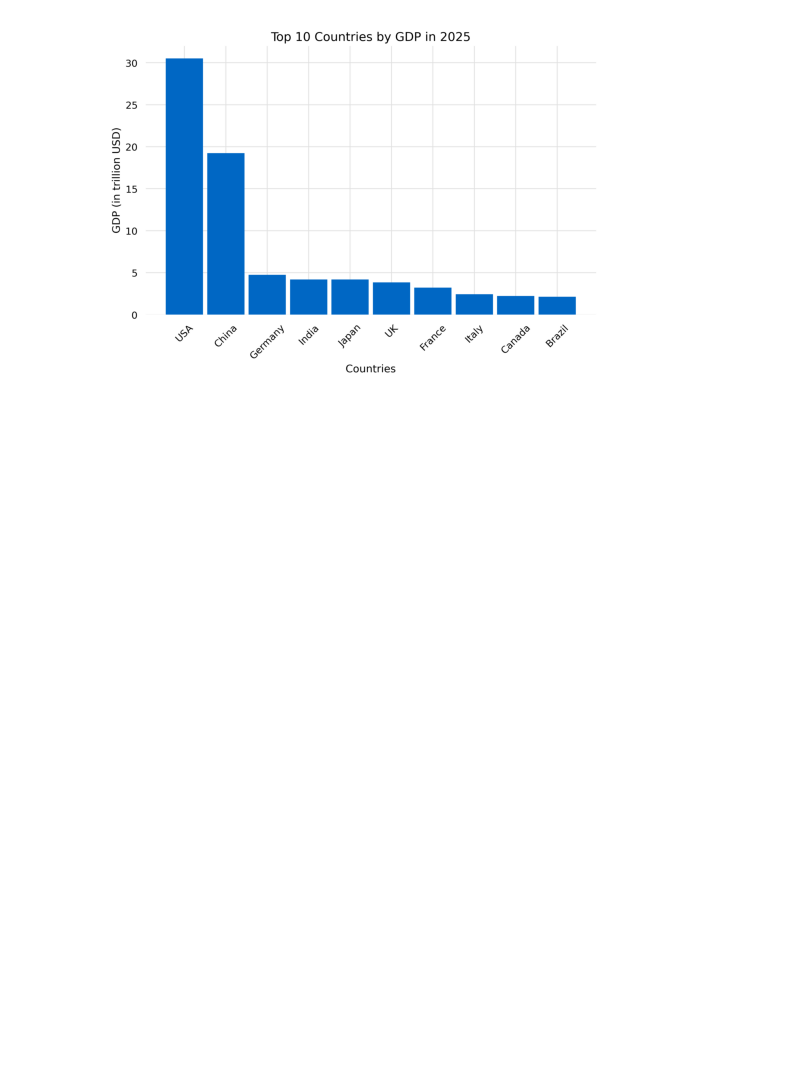
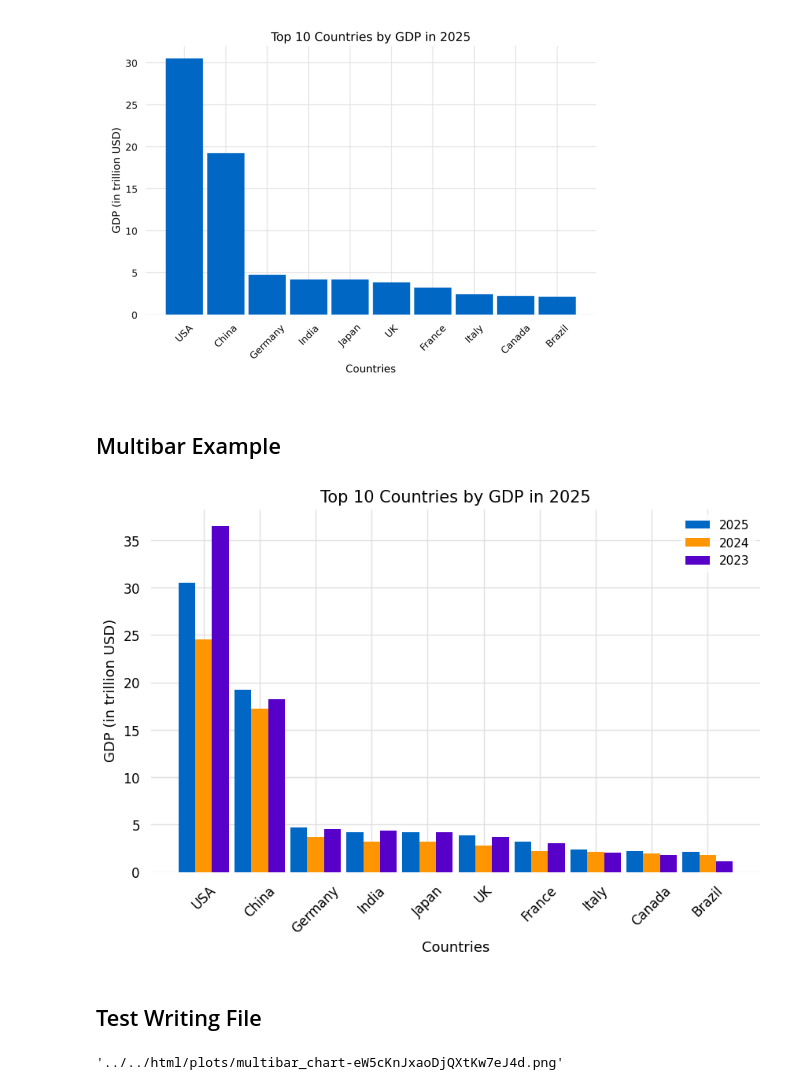
Before and after one commit to glyfish/yada, a Jupyter notebook: notebooks/plots/bar_chart_graph.ipynb, the cells around one changed output. Saved outputs shown, nothing was run; the diff lists cells and outputs as text; code cells hidden in the pictures; blank space fills up the shorter version.

Commit message:
Finished plot enhancements

```diff
--- a/notebooks/plots/bar_chart_graph.ipynb
+++ b/notebooks/plots/bar_chart_graph.ipynb
@@ -73,3 +76,64 @@ pyplot.axis("off")
 pyplot.show()
 # %% [output]
 [figure]
+# %% [markdown]
+## Multibar Example
+# %%
+year_data = {'2025':
+                {
+                    'USA': 30.51,
+                    'China': 19.23,
+                    'Germany': 4.74,
+                    'India': 4.19,
+                    'Japan': 4.18,
+                    'UK': 3.84,
+                    'France': 3.21,
+                    'Italy': 2.42,
+                    'Canada': 2.23,
+                    'Brazil': 2.12,
+                },
+        '2024':
+                {
+                    'USA': 24.51,
+                    'China': 17.23,
+                    'Germany': 3.74,
+                    'India': 3.19,
+                    'Japan': 3.18,
+                    'UK': 2.84,
+                    'France': 2.21,
+                    'Italy': 2.12,
+                    'Canada': 1.93,
+                    'Brazil': 1.8,
+                },
+        '2023':
+            {
+                'USA': 36.51,
+                'China': 18.23,
+                'Germany': 4.54,
+                'India': 4.35,
+                'Japan': 4.21,
+                'UK': 3.74,
+                'France': 3.01,
+                'Italy': 2.02,
+                'Canada': 1.83,
+                'Brazil': 1.12,
+        },
+}
+
+labels = list(year_data.keys())
+values = [numpy.array(list(year_data.values())) for year_data in year_data.values()]
+x = numpy.array(list(list(year_data.values())[0].keys()))
+y = values
+
+multibar(y, x, alpha=1.0, bar_width=0.9, xlabel_rotation=45, labels=labels,
+         xlabel='Countries', ylabel='GDP (in trillion USD)',title='Top 10 Countries by GDP in 2025',
+         figsize=(10, 6))
+# %% [output]
+[figure, added]
+# %% [markdown]
+## Test Writing File
+# %%
+file_name = generate_plot_file_name("multibar_chart", path="../../html/plots")
+file_name
+# %% [output]
+'../../html/plots/multibar_chart-eW5cKnJxaoDjQXtKw7eJ4d.png'
```
Also changed, not shown: parts of 5 cells of this notebook, 2 other files.
